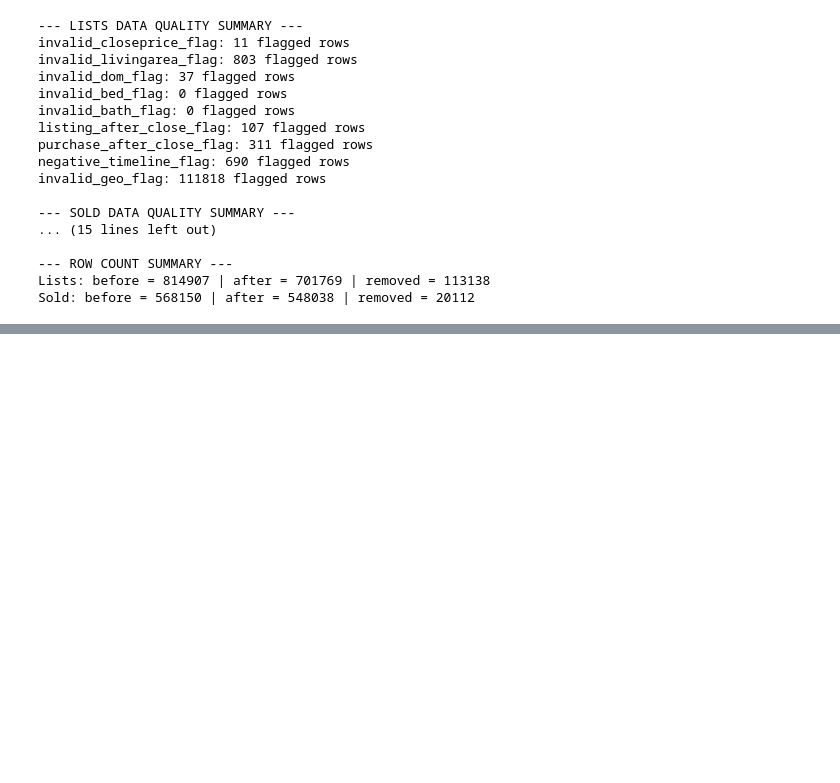
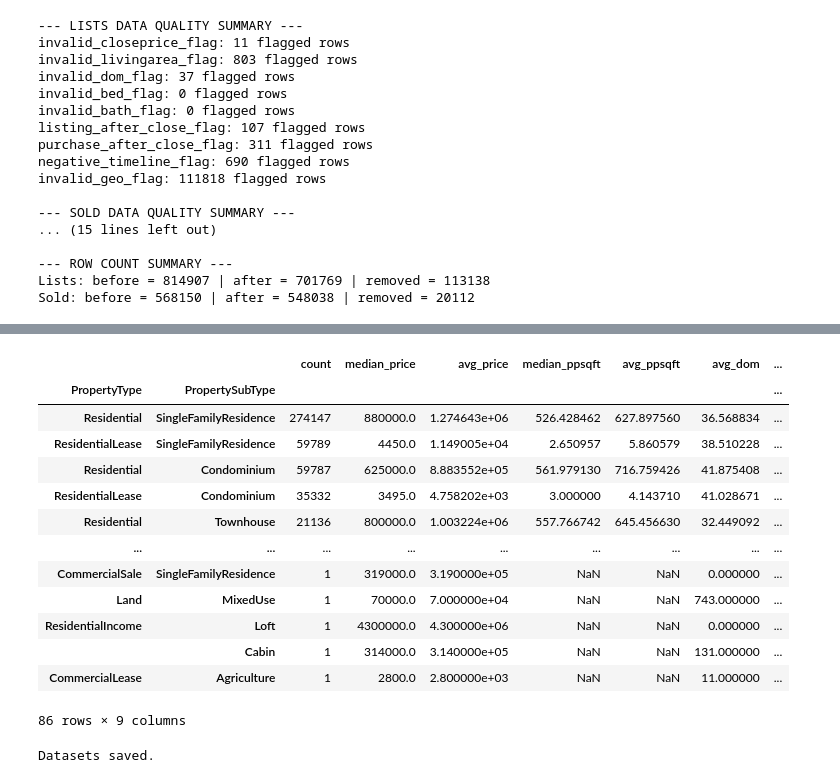
Before and after one commit to surai1020/IDX_data_analyst_code, a Jupyter notebook: Untitled.ipynb, the cells around one changed output, grey strips where cells are left out. Cells and saved outputs as stored; diff of their text form; code cells hidden in the pictures; blank space fills up the shorter version.

```diff
--- a/Untitled.ipynb
+++ b/Untitled.ipynb
@@ -124,0 +143,4 @@ print("\nDatasets saved.")
+# %%
+
+list
+sold['CloseToOriginalListRatio'] = sold['ClosePrice']/sold['OriginalListPrice']
@@ -124,0 +180,3 @@ print("\nDatasets saved.")
+# %%
+sold['ListingToContractDays'] = sold['PurchaseContractDate'] - sold['ListingContractDate']
+lists['ContractToCloseDays'] = lists['PurchaseContractDate'] - lists['ListingContractDate']
@@ -124,0 +197,66 @@ print("\nDatasets saved.")
+# %%
+#ADDING CloseToOriginalList
+sold['CloseToOriginalListRatio'] = sold['ClosePrice']/sold['OriginalListPrice']
+lists['CloseToOriginalListRatio'] = lists['ClosePrice']/lists['OriginalListPrice']
+
+#ADDING ListingToContractDays
+sold['ListingToContractDays'] = sold['PurchaseContractDate'] - sold['ListingContractDate']
+lists['ListingToContractDays'] = lists['PurchaseContractDate'] - lists['ListingContractDate']
+
+#ADDING ContractToCloseDays
+sold['ContractToCloseDays'] = sold['CloseDate'] - sold['PurchaseContractDate']
+lists['ContractToCloseDays'] = lists['CloseDate'] - lists['PurchaseContractDate']
+
+
+
+def segment_summary(df, group_cols):
+    return (
+        df.groupby(group_cols)
+        .agg(
+            count=('ClosePrice', 'size'),
+            median_price=('ClosePrice', 'median'),
+            avg_price=('ClosePrice', 'mean'),
+            median_ppsqft=('PricePerSqFt', 'median'),
+            avg_ppsqft=('PricePerSqFt', 'mean'),
+            avg_dom=('DaysOnMarket', 'mean'),
+            avg_price_ratio=('PriceRatio', 'mean'),
+            avg_list_to_contract=('ListingToContractDays', 'mean'),
+            avg_contract_to_close=('ContractToCloseDays', 'mean')
+        )
+        .sort_values('count', ascending=False)
+    )
+# %%
+property_summary = segment_summary(sold, ['PropertyType', 'PropertySubType'])
+# %%
+property_summary
+# %% [output]
+|  |  | count | median_price | avg_price | median_ppsqft | avg_ppsqft | avg_dom | ... |
+| PropertyType | PropertySubType |  |  |  |  |  |  | ... |
+| Residential | SingleFamilyResidence | 274147 | 880000.0 | 1.274643e+06 | 526.428462 | 627.897560 | 36.568834 | ... |
+| ResidentialLease | SingleFamilyResidence | 59789 | 4450.0 | 1.149005e+04 | 2.650957 | 5.860579 | 38.510228 | ... |
+| Residential | Condominium | 59787 | 625000.0 | 8.883552e+05 | 561.979130 | 716.759426 | 41.875408 | ... |
+| ResidentialLease | Condominium | 35332 | 3495.0 | 4.758202e+03 | 3.000000 | 4.143710 | 41.028671 | ... |
+| Residential | Townhouse | 21136 | 800000.0 | 1.003224e+06 | 557.766742 | 645.456630 | 32.449092 | ... |
+| ... | ... | ... | ... | ... | ... | ... | ... | ... |
+| CommercialSale | SingleFamilyResidence | 1 | 319000.0 | 3.190000e+05 | NaN | NaN | 0.000000 | ... |
+| Land | MixedUse | 1 | 70000.0 | 7.000000e+04 | NaN | NaN | 743.000000 | ... |
+| ResidentialIncome | Loft | 1 | 4300000.0 | 4.300000e+06 | NaN | NaN | 0.000000 | ... |
+|  | Cabin | 1 | 314000.0 | 3.140000e+05 | NaN | NaN | 131.000000 | ... |
+| CommercialLease | Agriculture | 1 | 2800.0 | 2.800000e+03 | NaN | NaN | 11.000000 | ... |
+86 rows × 9 columns
+# %%
+prop_summ = segment_summary(sold, ['PropertyType', 'PropertySubType'])
+loc_summ = segment_summary(sold, ['CountyOrParish', 'MLSAreaMajor'])
+list_off_summ = segment_summary(sold, ['ListOfficeName'])
+buy_off_summ = segment_summary(sold, ['BuyerOfficeName'])
+
+
+prop_summ.to_csv('property_type_comparison.csv')
+loc_summ.to_csv('location_comparison.csv')
+
+#UPDATE CURR CSVs
+lists.to_csv('listings_with_rates.csv', index=False)
+sold.to_csv('sold_with_rates.csv', index=False)
+print("\nDatasets saved.")
+# %% [output]
+Datasets saved.
```
Also changed, not shown: parts of 6 cells of this notebook, 1 other file.
